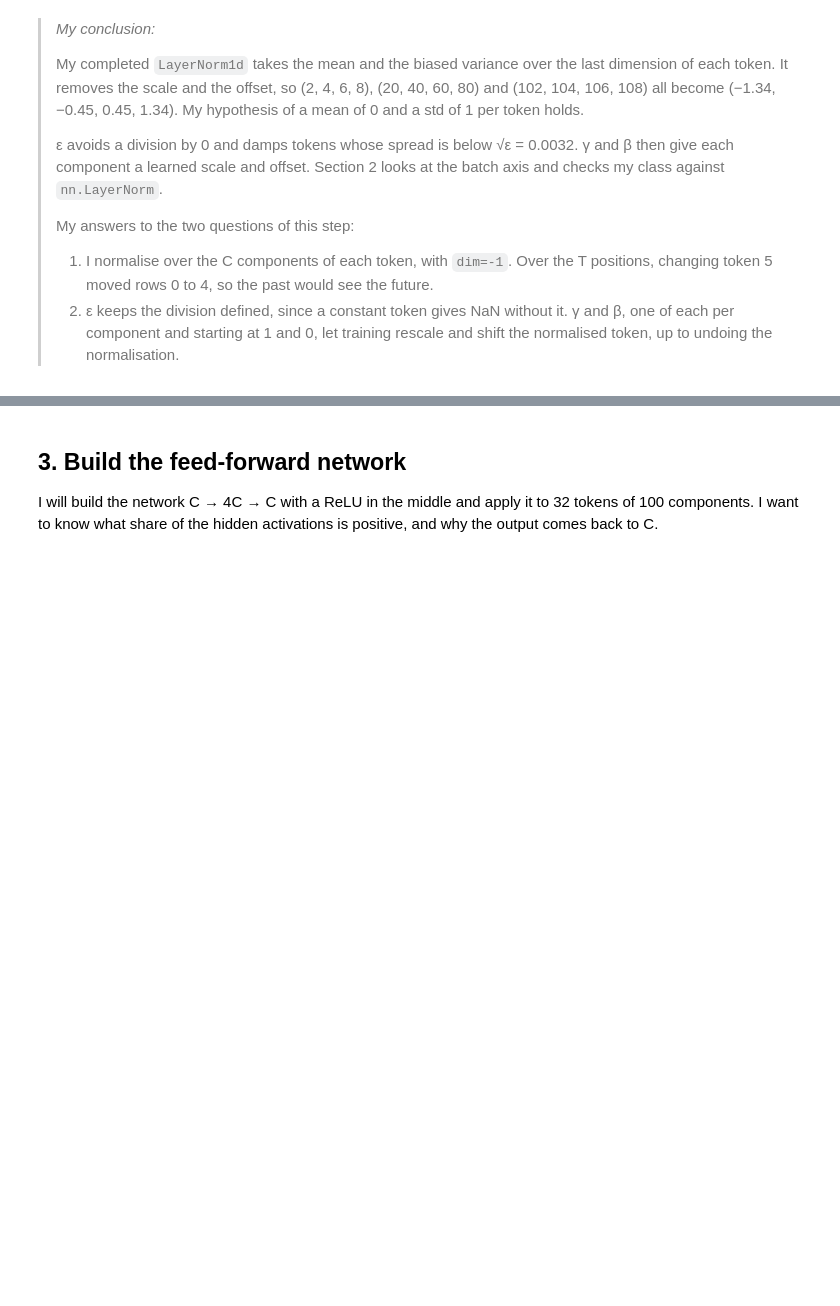
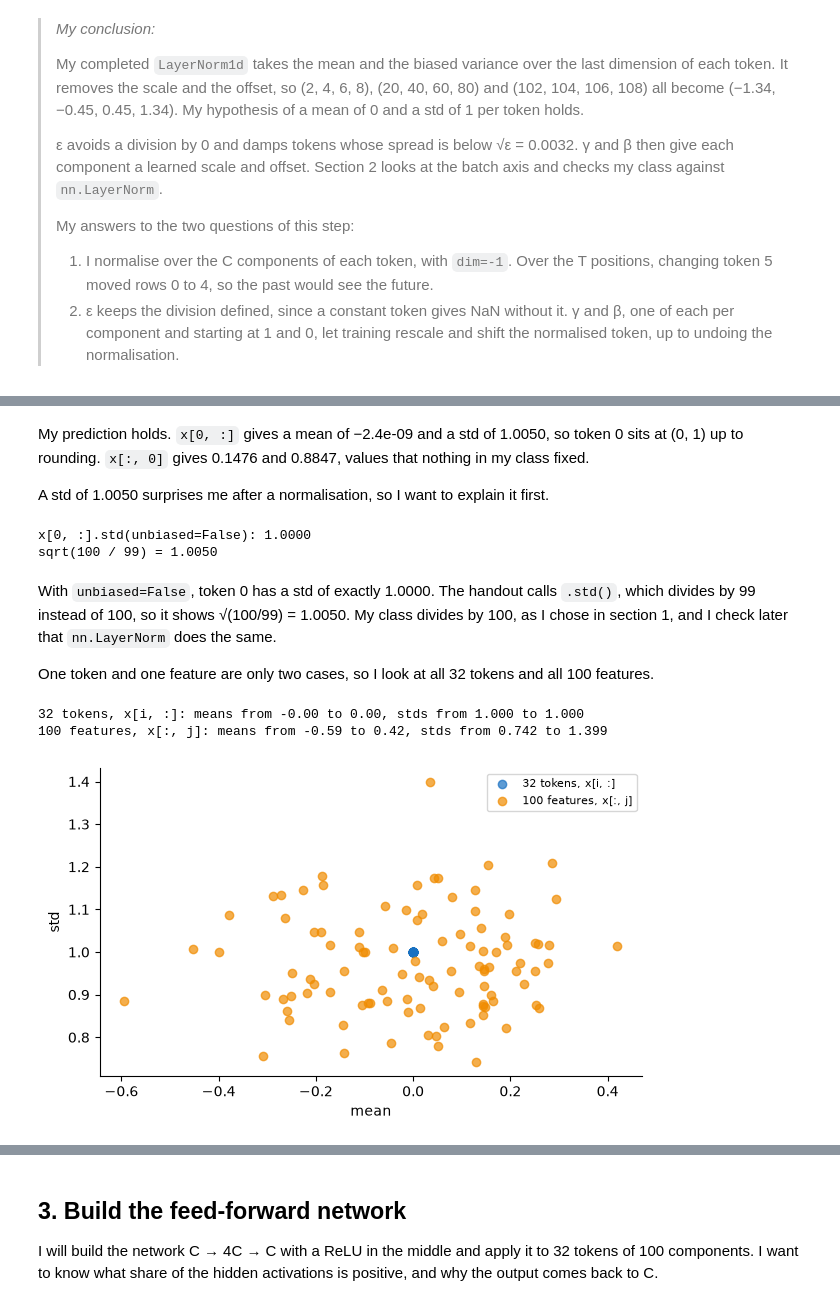
Before and after one commit to mcrayssac/ING3_IAA_GB_NLP, a Jupyter notebook: TP3_transformers.ipynb, the cells around one changed output, grey strips where cells are left out. Saved outputs shown, nothing was run; the diff lists cells and outputs as text; code cells hidden in the pictures; blank space fills up the shorter version.

```diff
--- a/TP3_transformers.ipynb
+++ b/TP3_transformers.ipynb
@@ -263,0 +284,35 @@ Section 1 normalises each token over its own features. I will predict which of `
+# %% [markdown]
+My prediction holds. `x[0, :]` gives a mean of −2.4e-09 and a std of 1.0050, so token 0 sits at (0, 1) up to rounding. `x[:, 0]` gives 0.1476 and 0.8847, values that nothing in my class fixed.
+
+A std of 1.0050 surprises me after a normalisation, so I want to explain it first.
+# %%
+# Why 1.0050 and not 1? The same std with the division by 100 that my LayerNorm uses.
+print(f'x[0, :].std(unbiased=False): {x[0, :].std(unbiased=False):.4f}')
+print(f'sqrt(100 / 99) = {math.sqrt(100 / 99):.4f}')
+# %% [output]
+x[0, :].std(unbiased=False): 1.0000
+sqrt(100 / 99) = 1.0050
+# %% [markdown]
+With `unbiased=False`, token 0 has a std of exactly 1.0000. The handout calls `.std()`, which divides by 99 instead of 100, so it shows √(100/99) = 1.0050. My class divides by 100, as I chose in section 1, and I check later that `nn.LayerNorm` does the same.
+
+One token and one feature are only two cases, so I look at all 32 tokens and all 100 features.
+# %%
+# What is fixed and what is free? Mean and std of the 32 tokens (rows) and the 100 features.
+stats = {'32 tokens, x[i, :]': (x.mean(dim=1), x.std(dim=1, unbiased=False)),
+         '100 features, x[:, j]': (x.mean(dim=0), x.std(dim=0, unbiased=False))}
+for name, (means, stds) in stats.items():
+    print(f'{name}: means from {means.min():.2f} to {means.max():.2f}, '
+          f'stds from {stds.min():.3f} to {stds.max():.3f}')
+
+fig, ax = plt.subplots(figsize=(7, 4))
+for (name, (means, stds)), color in zip(stats.items(), ('#1971c2', '#f08c00')):
+    ax.scatter(means, stds, color=color, alpha=0.7, label=name)
+ax.set_xlabel('mean')
+ax.set_ylabel('std')
+ax.legend(fontsize=8)
+ax.spines[['top', 'right']].set_visible(False)
+plt.show()
+# %% [output]
+32 tokens, x[i, :]: means from -0.00 to 0.00, stds from 1.000 to 1.000
+100 features, x[:, j]: means from -0.59 to 0.42, stds from 0.742 to 1.399
+[figure, added]
```
Also changed, not shown: parts of 14 cells of this notebook, 4 other files.
